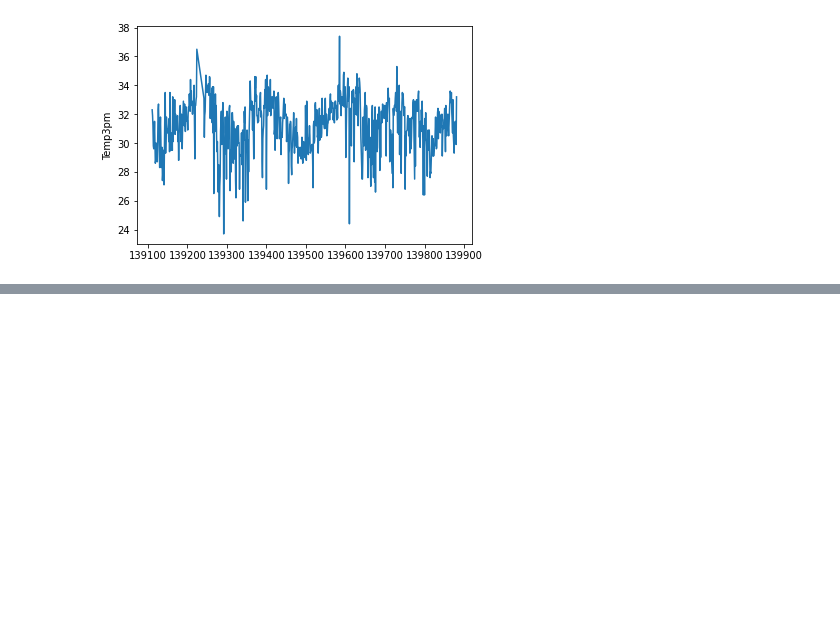
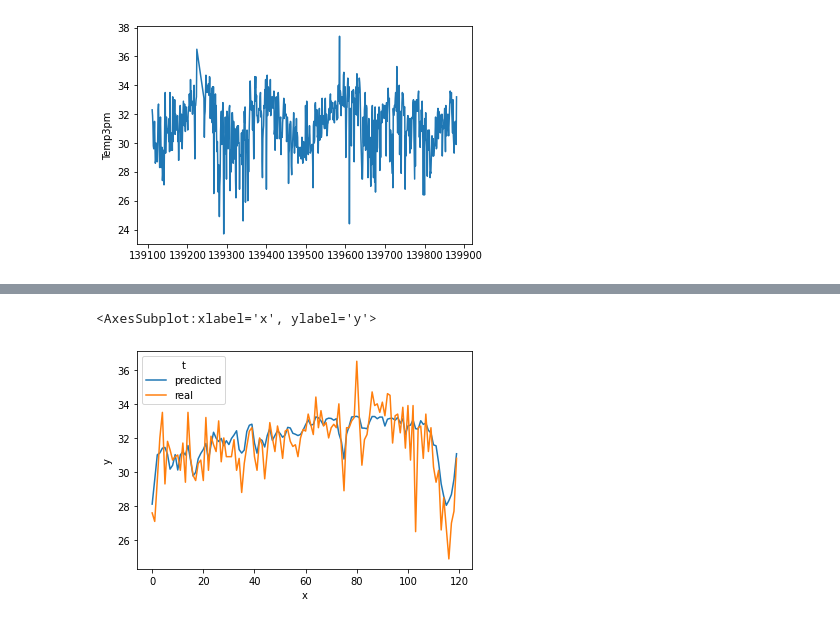
Before and after one commit to chiahsun/problem_solving, a Jupyter notebook: kaggle/weather-dataset-rattle-package/SimpleRNN.ipynb, the cells around one changed output, grey strips where cells are left out. Saved outputs shown, nothing was run; the diff lists cells and outputs as text; code cells hidden in the pictures; blank space fills up the shorter version.

```diff
--- a/kaggle/weather-dataset-rattle-package/SimpleRNN.ipynb
+++ b/kaggle/weather-dataset-rattle-package/SimpleRNN.ipynb
@@ -397,0 +430,9 @@ sns.lineplot(x = range(len(predicted)), y = real)
+# %%
+end = 120
+A = pd.DataFrame({'x': range(len(predicted[:end])), 'y': predicted[:end], 't': 'predicted'})
+B = pd.DataFrame({'x': range(len(predicted[:end])), 'y': real[:end], 't': 'real'})
+C = pd.concat([A, B])
+sns.lineplot(data = C, x = 'x', y = 'y', hue = 't')
+# %% [output]
+<AxesSubplot:xlabel='x', ylabel='y'>
+[figure, added]
```
Also changed, not shown: parts of 12 cells of this notebook, 9 other files.
